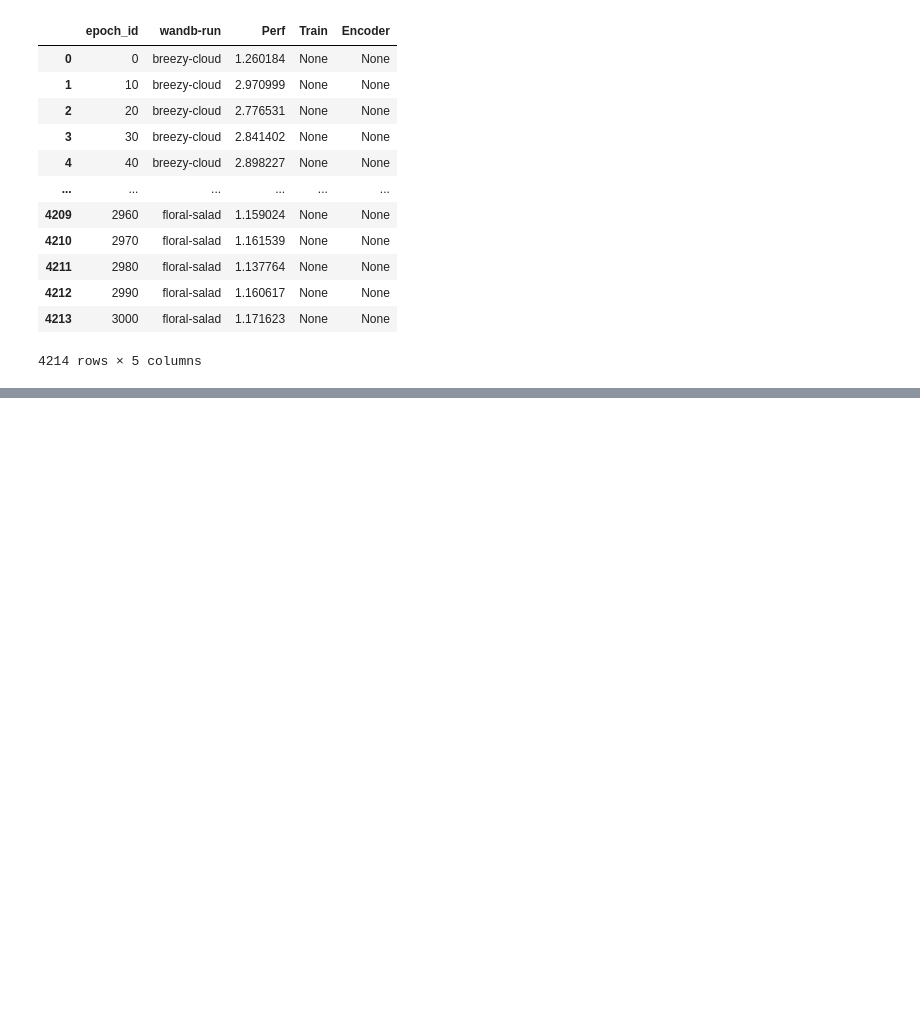
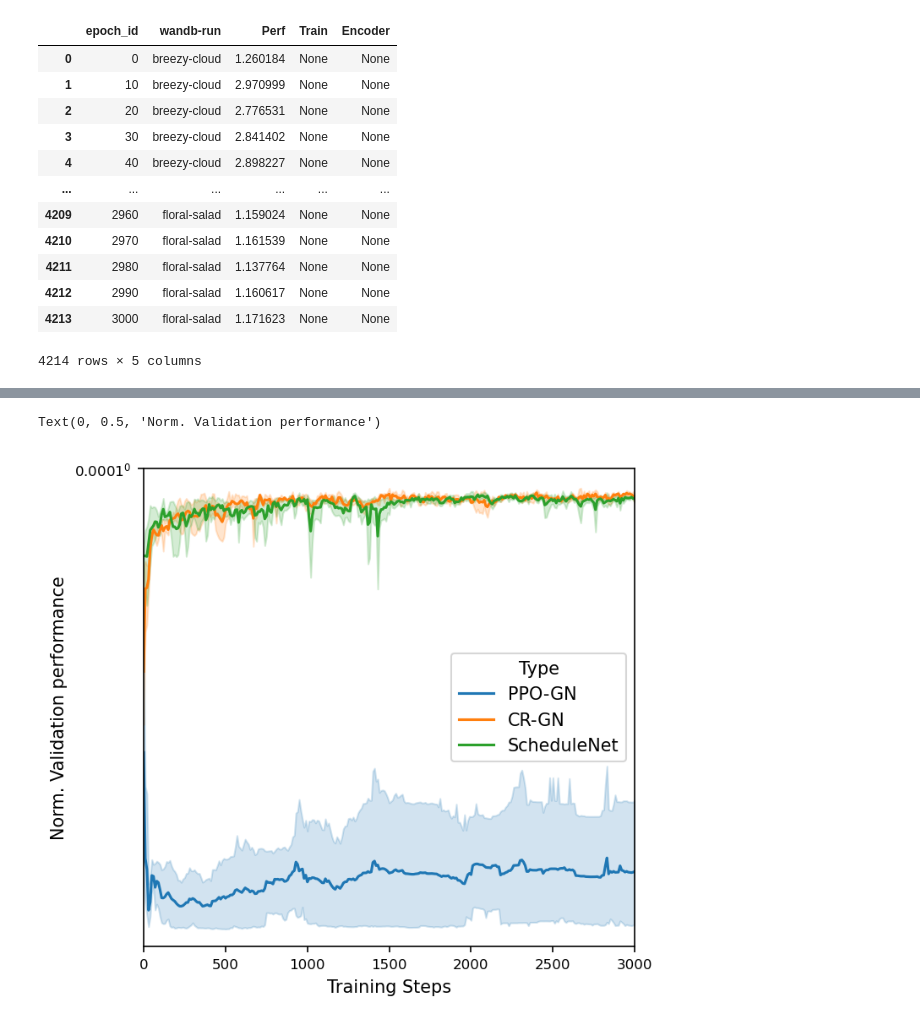
Before and after one commit to Junyoungpark/snet-analysis, a Jupyter notebook: train_ablation_cr_ppo.ipynb, the cells around one changed output, grey strips where cells are left out. Drawn from its saved outputs; the diff is of its cells as text; code cells hidden in the pictures; blank space fills up the shorter version.

```diff
--- a/train_ablation_cr_ppo.ipynb
+++ b/train_ablation_cr_ppo.ipynb
@@ -145,0 +201,18 @@ Text(0, 0.5, 'Norm. Validation performance')
+# %%
+from matplotlib.ticker import (MultipleLocator, AutoMinorLocator)
+ax.xaxis.set_minor_locator(MultipleLocator(5))
+fig, ax = plt.subplots(1,1, figsize=(5, 5), dpi=150)
+ax = sns.lineplot(data=out, x="epoch_id", y="Perf", hue="Type", ax=ax)
+c = np.concatenate([np.arange(1.0, 2.0, 0.25), np.arange(2, 9, 1)])
+ax.set_yscale('log', base=0.0001)
+# ax.yaxis.set_major_locator(plt.FixedLocator(c))
+# ax.yaxis.set_major_formatter(plt.FixedFormatter(c))
+ax.tick_params(axis='both', which='major', labelsize=8)
+plt.xlim([0, 3000])
+plt.ylim([1, 9])
+plt.xlabel("Training Steps")
+plt.ylabel("Norm. Validation performance")
+# plt.gca().invert_yaxis()
+# %% [output]
+Text(0, 0.5, 'Norm. Validation performance')
+[figure, added]
```
Also changed, not shown: parts of 5 cells of this notebook, 4 other files.
